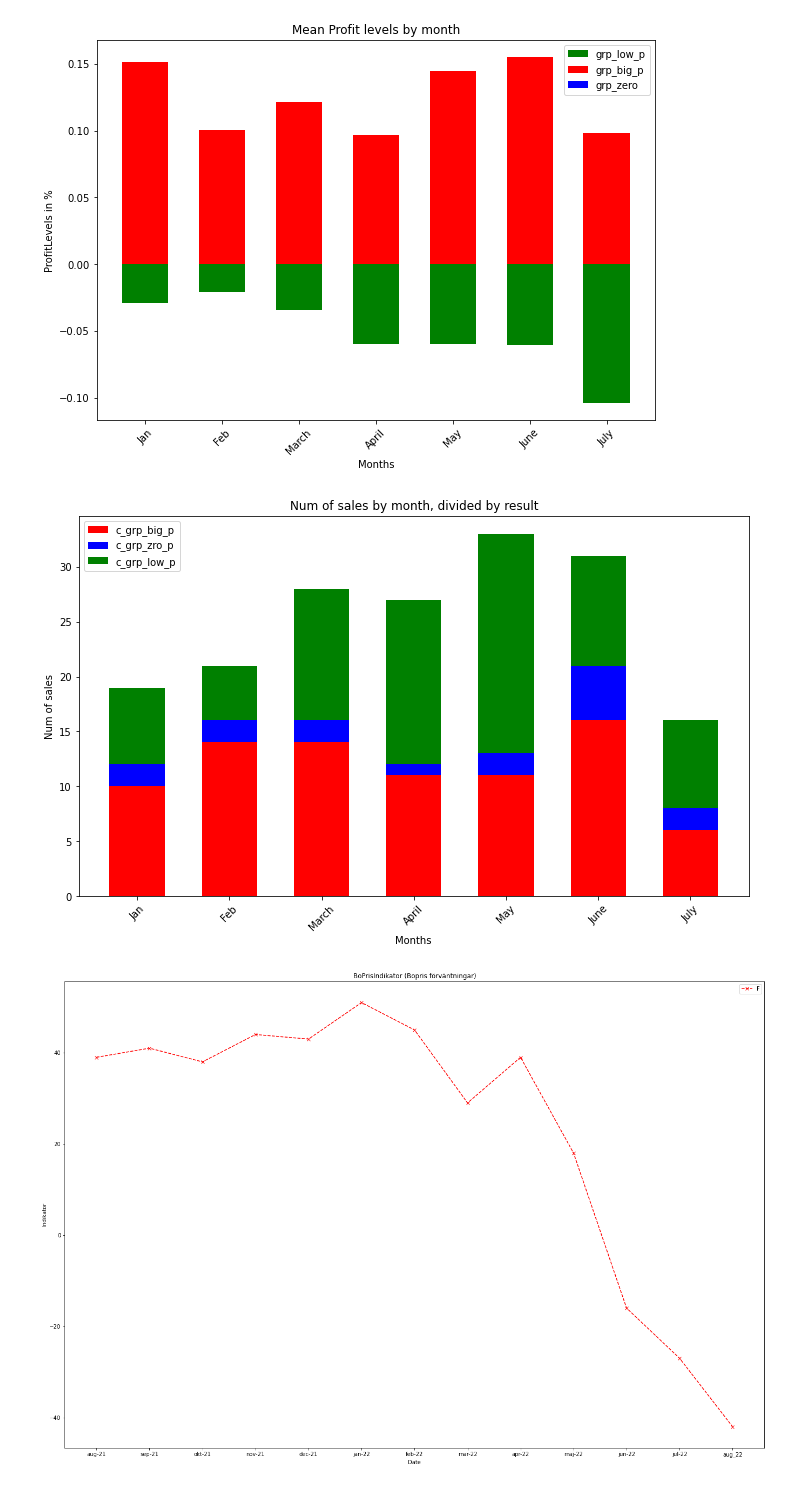
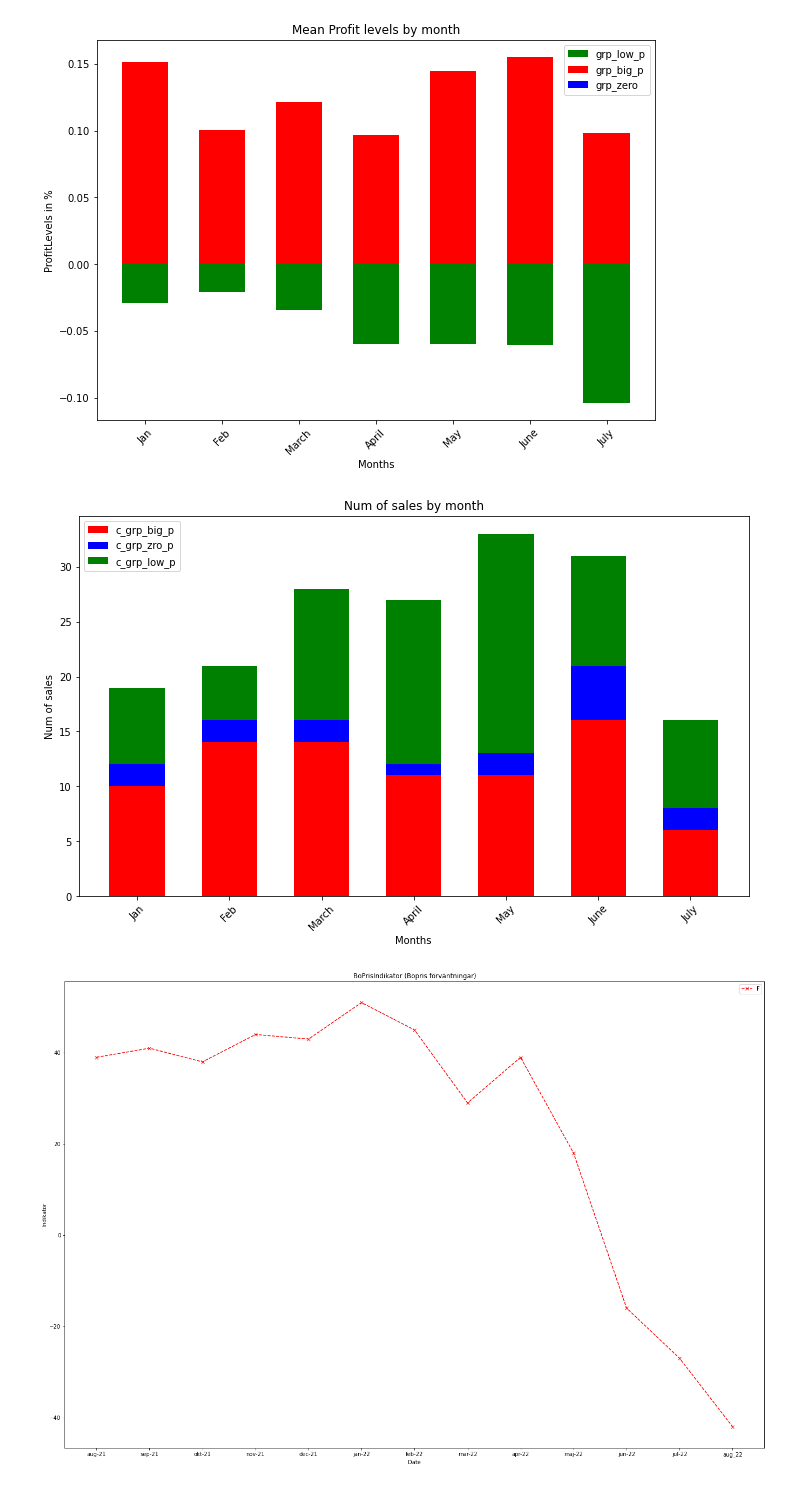
Before and after one commit to honkez/bost_analyze, a Jupyter notebook: booli_bost_data.ipynb, the cells around one changed output. Saved outputs shown, nothing was run; the diff lists cells and outputs as text; code cells hidden in the pictures.

```diff
--- a/booli_bost_data.ipynb
+++ b/booli_bost_data.ipynb
@@ -709,21 +782,21 @@ plt.show()
 # %%
 plt.figure(figsize=(12,7))
 plt.xticks(rotation=45)
-plt.title('Num of sales by month, divided by result')
+plt.title('Num of sales by month')
 plt.xlabel('Months')
 plt.ylabel('Num of sales')
 Class = ["Jan", "Feb", "March", "April", "May","June","July"]
 w=0.6
 
 plt.bar(Class,c_grp_big_p.array,w,color='red',label='c_grp_big_p')
 plt.bar(Class,c_grp_zro_p.array,w,color='blue',label='c_grp_zro_p',bottom=c_grp_big_p)
 plt.bar(Class,c_grp_low_p.array,w,color='green',bottom=c_grp_big_p+c_grp_zro_p,label='c_grp_low_p')
 
 plt.legend(loc=2)
 
 plt.show()
 # %% [output]
-[figure, old version]
+[figure, new version]
 # %%
 month=bo_pris_indik['Month']
 y=bo_pris_indik.Indikator
```
Also changed, not shown: parts of 22 cells of this notebook.
